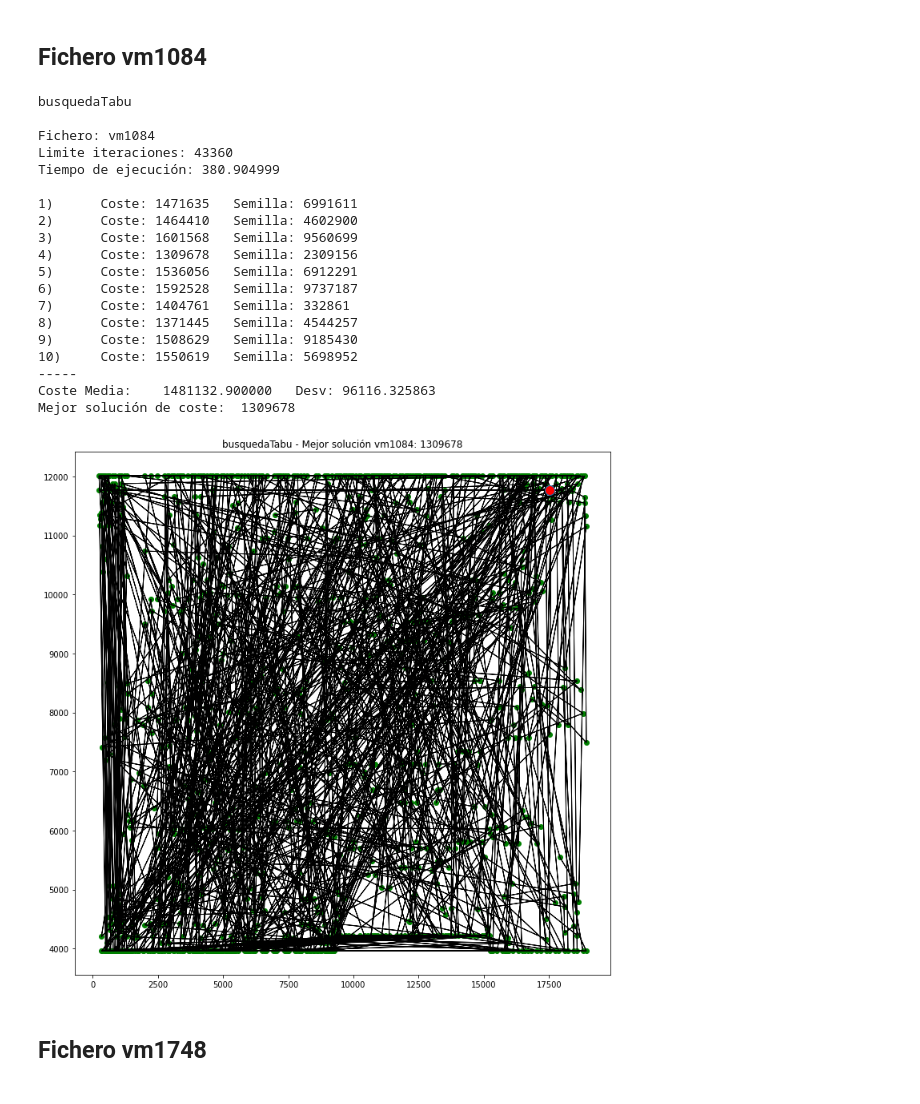
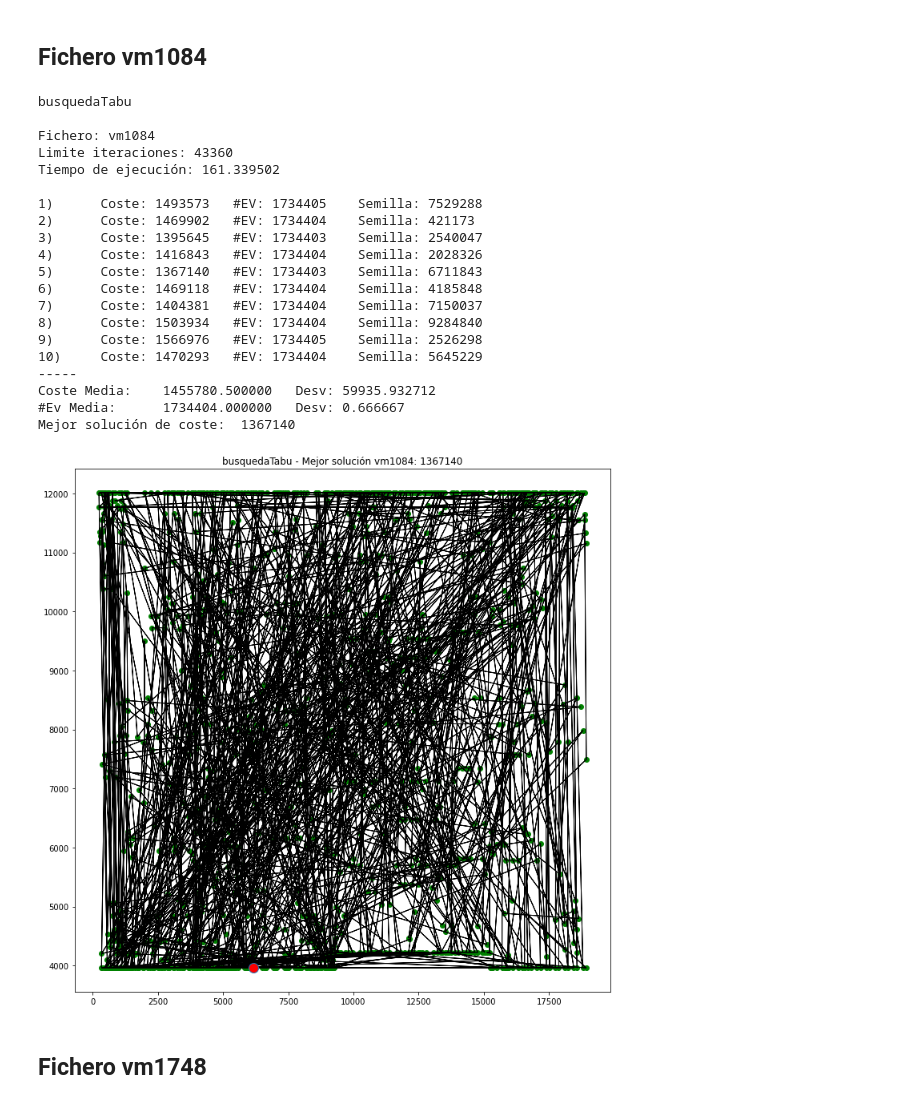
Before and after one commit to VictorNarov/AlgoritmosTrayectoriaTSP, a Jupyter notebook: 6 BusquedaTabu.ipynb, the cells around one changed output. Cells and saved outputs as stored; diff of their text form; code cells hidden in the pictures.

```diff
--- a/6 BusquedaTabu.ipynb
+++ b/6 BusquedaTabu.ipynb
@@ -22,6 +22,7 @@ nIteraciones = 40 * len(nodos)
 print(f"\nFichero: {fichero}\nLimite iteraciones: {nIteraciones}")
 
 costes = []
+evs = []
 mejorSolucion = []
 mejorCoste = float('inf')
 
@@ -36,18 +37,20 @@ print("Tiempo de ejecución: %f\n" % elapsed )
 
 for i,res in enumerate(resultados):
     costes.append(res[1])
+    evs.append(res[2])
 
     if res[1] < mejorCoste:
         mejorCoste = res[1]
         mejorSolucion = res[0]
 
     #coste = getCosteCamino(camino, distancias)
-    print("%i)\tCoste: %s\t Semilla: %s" % (i+1,res[1], res[2]) )
+    print("%i)\tCoste: %s \t #EV: %i \t Semilla: %s" % (i+1,res[1], res[2], res[3]) )
     #print("Camino: " + str(camino))
     # pintaCamino(camino,nodos)
-
+    i+=1
 
 print("-----\nCoste Media:\t%f \t Desv: %f" % (mean(costes), stdev(costes)))
+print("#Ev Media:\t%f \t Desv: %f" % (mean(evs), stdev(evs)))
 print("Mejor solución de coste: ", str(mejorCoste))
 titulo = algoritmo + " - Mejor solución " + fichero + ": " + str(mejorCoste)
 pintaCamino(mejorSolucion, nodos, titulo)
@@ -86,6 +90,7 @@ nIteraciones = 40 * len(nodos)
 print(f"\nFichero: {fichero}\nLimite iteraciones: {nIteraciones}")
 
 costes = []
+evs = []
 mejorSolucion = []
 mejorCoste = float('inf')
 
@@ -100,18 +105,20 @@ print("Tiempo de ejecución: %f\n" % elapsed )
 
 for i,res in enumerate(resultados):
     costes.append(res[1])
+    evs.append(res[2])
 
     if res[1] < mejorCoste:
         mejorCoste = res[1]
         mejorSolucion = res[0]
 
     #coste = getCosteCamino(camino, distancias)
-    print("%i)\tCoste: %s\t Semilla: %s" % (i+1,res[1], res[2]) )
+    print("%i)\tCoste: %s \t #EV: %i \t Semilla: %s" % (i+1,res[1], res[2], res[3]) )
     #print("Camino: " + str(camino))
     # pintaCamino(camino,nodos)
-
+    i+=1
 
 print("-----\nCoste Media:\t%f \t Desv: %f" % (mean(costes), stdev(costes)))
+print("#Ev Media:\t%f \t Desv: %f" % (mean(evs), stdev(evs)))
 print("Mejor solución de coste: ", str(mejorCoste))
 titulo = algoritmo + " - Mejor solución " + fichero + ": " + str(mejorCoste)
 pintaCamino(mejorSolucion, nodos, titulo)
@@ -150,6 +158,7 @@ nIteraciones = 40 * len(nodos)
 print(f"\nFichero: {fichero}\nLimite iteraciones: {nIteraciones}")
 
 costes = []
+evs = []
 mejorSolucion = []
 mejorCoste = float('inf')
 
@@ -164,18 +173,20 @@ print("Tiempo de ejecución: %f\n" % elapsed )
 
 for i,res in enumerate(resultados):
     costes.append(res[1])
+    evs.append(res[2])
 
     if res[1] < mejorCoste:
         mejorCoste = res[1]
         mejorSolucion = res[0]
 
     #coste = getCosteCamino(camino, distancias)
-    print("%i)\tCoste: %s\t Semilla: %s" % (i+1,res[1], res[2]) )
+    print("%i)\tCoste: %s \t #EV: %i \t Semilla: %s" % (i+1,res[1], res[2], res[3]) )
     #print("Camino: " + str(camino))
     # pintaCamino(camino,nodos)
-
+    i+=1
 
 print("-----\nCoste Media:\t%f \t Desv: %f" % (mean(costes), stdev(costes)))
+print("#Ev Media:\t%f \t Desv: %f" % (mean(evs), stdev(evs)))
 print("Mejor solución de coste: ", str(mejorCoste))
 titulo = algoritmo + " - Mejor solución " + fichero + ": " + str(mejorCoste)
 pintaCamino(mejorSolucion, nodos, titulo)
@@ -214,6 +226,7 @@ nIteraciones = 40 * len(nodos)
 print(f"\nFichero: {fichero}\nLimite iteraciones: {nIteraciones}")
 
 costes = []
+evs = []
 mejorSolucion = []
 mejorCoste = float('inf')
 
@@ -228,18 +241,20 @@ print("Tiempo de ejecución: %f\n" % elapsed )
 
 for i,res in enumerate(resultados):
     costes.append(res[1])
+    evs.append(res[2])
 
     if res[1] < mejorCoste:
         mejorCoste = res[1]
         mejorSolucion = res[0]
 
     #coste = getCosteCamino(camino, distancias)
-    print("%i)\tCoste: %s\t Semilla: %s" % (i+1,res[1], res[2]) )
+    print("%i)\tCoste: %s \t #EV: %i \t Semilla: %s" % (i+1,res[1], res[2], res[3]) )
     #print("Camino: " + str(camino))
     # pintaCamino(camino,nodos)
-
+    i+=1
 
 print("-----\nCoste Media:\t%f \t Desv: %f" % (mean(costes), stdev(costes)))
+print("#Ev Media:\t%f \t Desv: %f" % (mean(evs), stdev(evs)))
 print("Mejor solución de coste: ", str(mejorCoste))
 titulo = algoritmo + " - Mejor solución " + fichero + ": " + str(mejorCoste)
 pintaCamino(mejorSolucion, nodos, titulo)
@@ -278,6 +294,7 @@ nIteraciones = 40 * len(nodos)
 print(f"\nFichero: {fichero}\nLimite iteraciones: {nIteraciones}")
 
 costes = []
+evs = []
 mejorSolucion = []
 mejorCoste = float('inf')
 
@@ -285,49 +302,52 @@ mejorCoste = float('inf')
 t = time.time()
 with Pool(processes=10) as p:
      resultados = p.starmap(busquedaTabu, product([distancias], semillas, [nIteraciones]))
 
 elapsed = time.time() - t
 print("Tiempo de ejecución: %f\n" % elapsed )
 
 
 for i,res in enumerate(resultados):
     costes.append(res[1])
+    evs.append(res[2])
 
     if res[1] < mejorCoste:
         mejorCoste = res[1]
         mejorSolucion = res[0]
 
     #coste = getCosteCamino(camino, distancias)
-    print("%i)\tCoste: %s\t Semilla: %s" % (i+1,res[1], res[2]) )
+    print("%i)\tCoste: %s \t #EV: %i \t Semilla: %s" % (i+1,res[1], res[2], res[3]) )
     #print("Camino: " + str(camino))
     # pintaCamino(camino,nodos)
-
+    i+=1
 
 print("-----\nCoste Media:\t%f \t Desv: %f" % (mean(costes), stdev(costes)))
+print("#Ev Media:\t%f \t Desv: %f" % (mean(evs), stdev(evs)))
 print("Mejor solución de coste: ", str(mejorCoste))
 titulo = algoritmo + " - Mejor solución " + fichero + ": " + str(mejorCoste)
 pintaCamino(mejorSolucion, nodos, titulo)
 # %% [output]
 busquedaTabu
 
 Fichero: vm1084
 Limite iteraciones: 43360
-Tiempo de ejecución: 380.904999
+Tiempo de ejecución: 161.339502
 
-1)      Coste: 1471635   Semilla: 6991611
-2)      Coste: 1464410   Semilla: 4602900
-3)      Coste: 1601568   Semilla: 9560699
-4)      Coste: 1309678   Semilla: 2309156
-5)      Coste: 1536056   Semilla: 6912291
-6)      Coste: 1592528   Semilla: 9737187
-7)      Coste: 1404761   Semilla: 332861
-8)      Coste: 1371445   Semilla: 4544257
-9)      Coste: 1508629   Semilla: 9185430
-10)     Coste: 1550619   Semilla: 5698952
+1)      Coste: 1493573   #EV: 1734405    Semilla: 7529288
+2)      Coste: 1469902   #EV: 1734404    Semilla: 421173
+3)      Coste: 1395645   #EV: 1734403    Semilla: 2540047
+4)      Coste: 1416843   #EV: 1734404    Semilla: 2028326
+5)      Coste: 1367140   #EV: 1734403    Semilla: 6711843
+6)      Coste: 1469118   #EV: 1734404    Semilla: 4185848
+7)      Coste: 1404381   #EV: 1734404    Semilla: 7150037
+8)      Coste: 1503934   #EV: 1734404    Semilla: 9284840
+9)      Coste: 1566976   #EV: 1734405    Semilla: 2526298
+10)     Coste: 1470293   #EV: 1734404    Semilla: 5645229
 -----
-Coste Media:    1481132.900000   Desv: 96116.325863
-Mejor solución de coste:  1309678
+Coste Media:    1455780.500000   Desv: 59935.932712
+#Ev Media:      1734404.000000   Desv: 0.666667
+Mejor solución de coste:  1367140
-[figure, old version]
+[figure, new version]
 # %% [markdown]
 ## Fichero vm1748
 # %%
```
Also changed, not shown: parts of 5 cells of this notebook, 4 other files.
